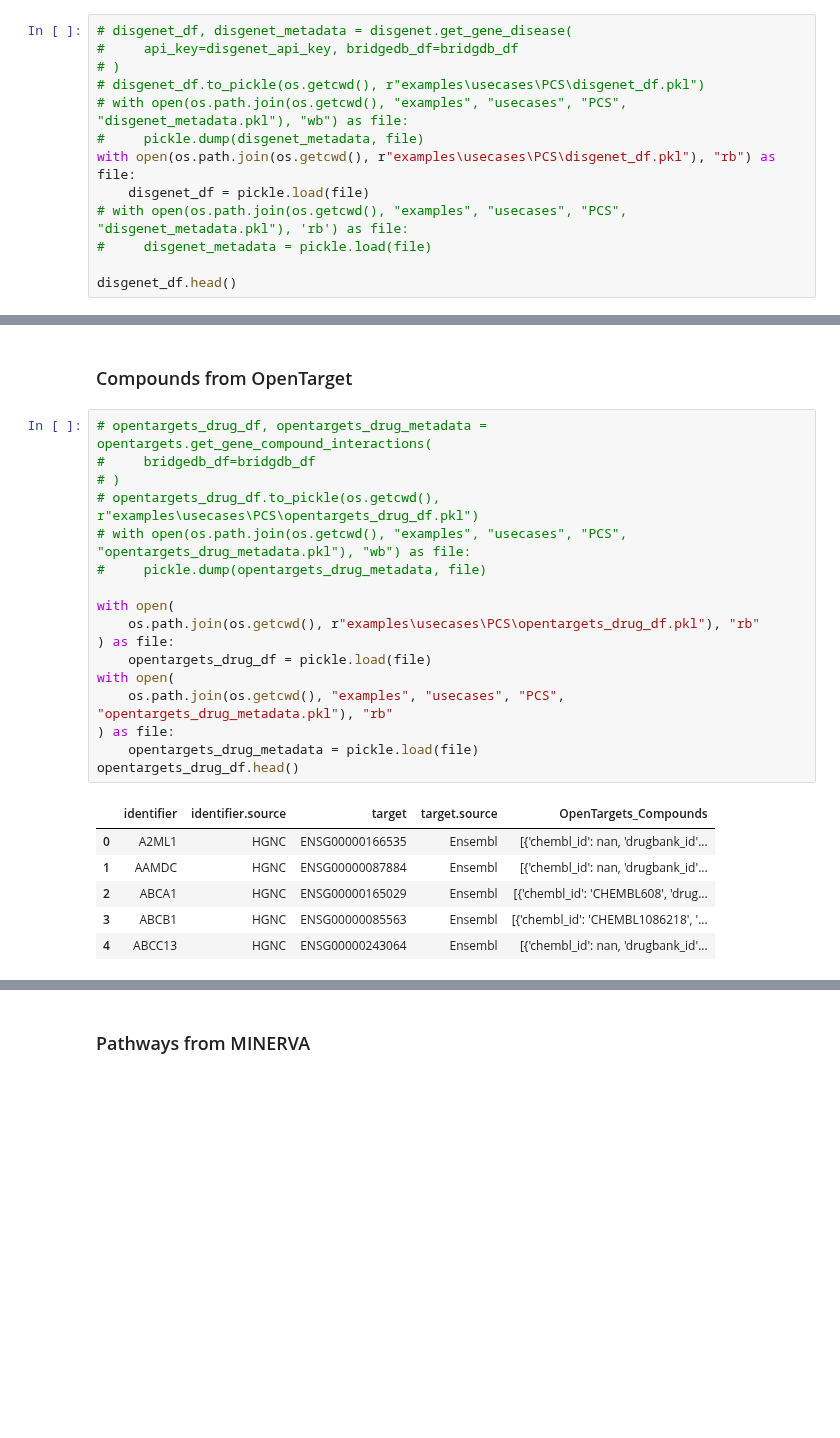
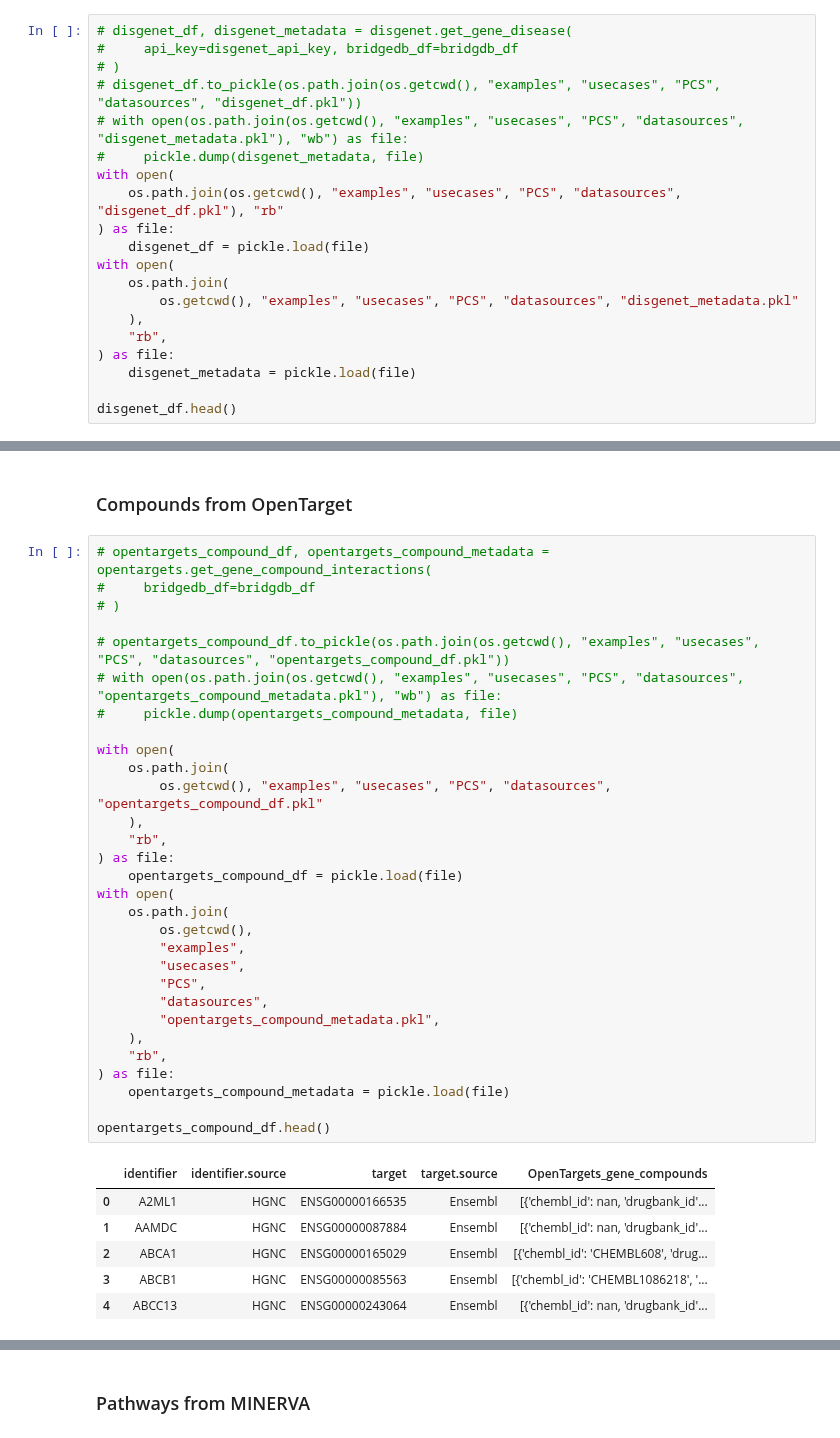
Before and after one commit to BioDataFuse/pyBiodatafuse, a Jupyter notebook: examples/usecases/PCS/PCS_usecase.ipynb, the cells around one changed output, grey strips where cells are left out. Saved outputs shown, nothing was run; the diff lists cells and outputs as text; blank space fills up the shorter version.

```diff
--- a/examples/usecases/PCS/PCS_usecase.ipynb
+++ b/examples/usecases/PCS/PCS_usecase.ipynb
@@ -104,13 +104,20 @@ disgenet_api_key = os.getenv("DISGENET_API_KEY")
 # disgenet_df, disgenet_metadata = disgenet.get_gene_disease(
 #     api_key=disgenet_api_key, bridgedb_df=bridgdb_df
 # )
-# disgenet_df.to_pickle(os.getcwd(), r"examples\usecases\PCS\disgenet_df.pkl")
-# with open(os.path.join(os.getcwd(), "examples", "usecases", "PCS", "disgenet_metadata.pkl"), "wb") as file:
+# disgenet_df.to_pickle(os.path.join(os.getcwd(), "examples", "usecases", "PCS", "datasources", "disgenet_df.pkl"))
+# with open(os.path.join(os.getcwd(), "examples", "usecases", "PCS", "datasources", "disgenet_metadata.pkl"), "wb") as file:
 #     pickle.dump(disgenet_metadata, file)
-with open(os.path.join(os.getcwd(), r"examples\usecases\PCS\disgenet_df.pkl"), "rb") as file:
+with open(
+    os.path.join(os.getcwd(), "examples", "usecases", "PCS", "datasources", "disgenet_df.pkl"), "rb"
+) as file:
     disgenet_df = pickle.load(file)
-# with open(os.path.join(os.getcwd(), "examples", "usecases", "PCS", "disgenet_metadata.pkl"), 'rb') as file:
-#     disgenet_metadata = pickle.load(file)
+with open(
+    os.path.join(
+        os.getcwd(), "examples", "usecases", "PCS", "datasources", "disgenet_metadata.pkl"
+    ),
+    "rb",
+) as file:
+    disgenet_metadata = pickle.load(file)
 
 disgenet_df.head()
 # %% [output]
@@ -143,24 +225,37 @@ disgenet_df[DISGENET][0]
 # %% [markdown]
 ### Compounds from OpenTarget
 # %%
-# opentargets_drug_df, opentargets_drug_metadata = opentargets.get_gene_compound_interactions(
+# opentargets_compound_df, opentargets_compound_metadata = opentargets.get_gene_compound_interactions(
 #     bridgedb_df=bridgdb_df
 # )
-# opentargets_drug_df.to_pickle(os.getcwd(), r"examples\usecases\PCS\opentargets_drug_df.pkl")
-# with open(os.path.join(os.getcwd(), "examples", "usecases", "PCS", "opentargets_drug_metadata.pkl"), "wb") as file:
-#     pickle.dump(opentargets_drug_metadata, file)
+
+# opentargets_compound_df.to_pickle(os.path.join(os.getcwd(), "examples", "usecases", "PCS", "datasources", "opentargets_compound_df.pkl"))
+# with open(os.path.join(os.getcwd(), "examples", "usecases", "PCS", "datasources", "opentargets_compound_metadata.pkl"), "wb") as file:
+#     pickle.dump(opentargets_compound_metadata, file)
 
 with open(
-    os.path.join(os.getcwd(), r"examples\usecases\PCS\opentargets_drug_df.pkl"), "rb"
+    os.path.join(
+        os.getcwd(), "examples", "usecases", "PCS", "datasources", "opentargets_compound_df.pkl"
+    ),
+    "rb",
 ) as file:
-    opentargets_drug_df = pickle.load(file)
+    opentargets_compound_df = pickle.load(file)
 with open(
-    os.path.join(os.getcwd(), "examples", "usecases", "PCS", "opentargets_drug_metadata.pkl"), "rb"
+    os.path.join(
+        os.getcwd(),
+        "examples",
+        "usecases",
+        "PCS",
+        "datasources",
+        "opentargets_compound_metadata.pkl",
+    ),
+    "rb",
 ) as file:
-    opentargets_drug_metadata = pickle.load(file)
-opentargets_drug_df.head()
+    opentargets_compound_metadata = pickle.load(file)
+
+opentargets_compound_df.head()
 # %% [output]
-|  | identifier | identifier.source | target | target.source | OpenTargets_Compounds |
+|  | identifier | identifier.source | target | target.source | OpenTargets_gene_compounds |
 | 0 | A2ML1 | HGNC | ENSG00000166535 | Ensembl | [{'chembl_id': nan, 'drugbank_id'... |
 | 1 | AAMDC | HGNC | ENSG00000087884 | Ensembl | [{'chembl_id': nan, 'drugbank_id'... |
 | 2 | ABCA1 | HGNC | ENSG00000165029 | Ensembl | [{'chembl_id': 'CHEMBL608', 'drug... |
```
Also changed, not shown: parts of 34 cells of this notebook.
